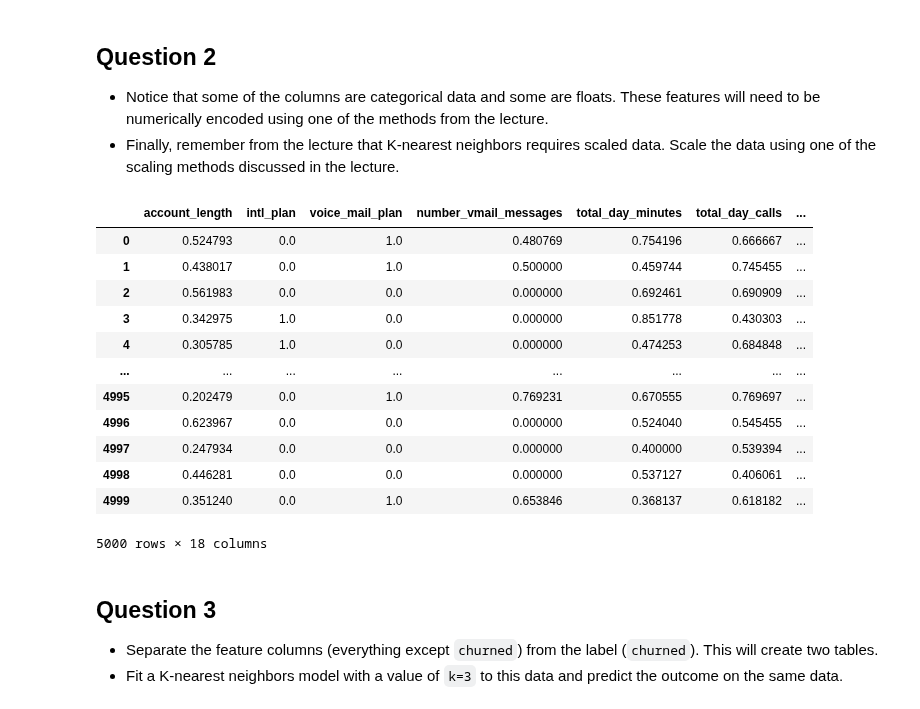
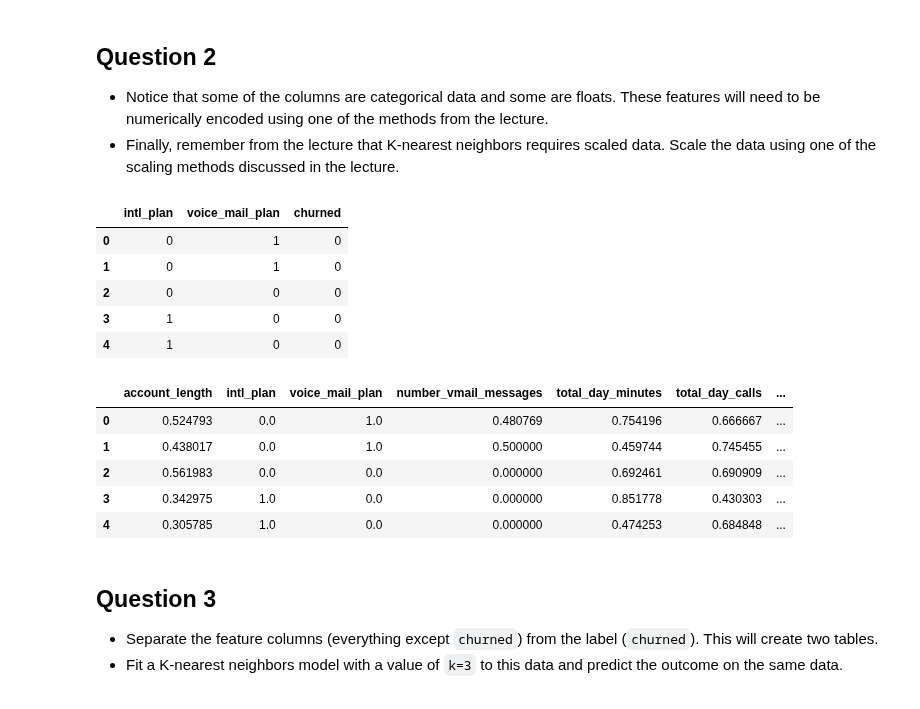
Before and after one commit to MosheMann5750/ML, a Jupyter notebook: Exercises & Solutions/Week2_Supervised_Learning_and_K_Nearest_Neighbors_HW.ipynb, the cells around one changed output. Cells and saved outputs as stored; diff of their text form; code cells hidden in the pictures.

```diff
--- a/Exercises & Solutions/Week2_Supervised_Learning_and_K_Nearest_Neighbors_HW.ipynb
+++ b/Exercises & Solutions/Week2_Supervised_Learning_and_K_Nearest_Neighbors_HW.ipynb
@@ -66,6 +57,15 @@ lb = LabelBinarizer()
 
 for col in ['intl_plan', 'voice_mail_plan', 'churned']:
     data[col] = lb.fit_transform(data[col])
+# %%
+data[['intl_plan', 'voice_mail_plan', 'churned']].head()
+# %% [output]
+|  | intl_plan | voice_mail_plan | churned |
+| 0 | 0 | 1 | 0 |
+| 1 | 0 | 1 | 0 |
+| 2 | 0 | 0 | 0 |
+| 3 | 1 | 0 | 0 |
+| 4 | 1 | 0 | 0 |
 # %%
 # Mute the sklearn warning
 import warnings
@@ -78,21 +77,14 @@ msc = MinMaxScaler()
 data = pd.DataFrame(msc.fit_transform(data),  # this is an np.array, not a dataframe.
                     columns=data.columns)
 # %%
-data
+data.head()
 # %% [output]
 |  | account_length | intl_plan | voice_mail_plan | number_vmail_messages | total_day_minutes | total_day_calls | ... |
 | 0 | 0.524793 | 0.0 | 1.0 | 0.480769 | 0.754196 | 0.666667 | ... |
 | 1 | 0.438017 | 0.0 | 1.0 | 0.500000 | 0.459744 | 0.745455 | ... |
 | 2 | 0.561983 | 0.0 | 0.0 | 0.000000 | 0.692461 | 0.690909 | ... |
 | 3 | 0.342975 | 1.0 | 0.0 | 0.000000 | 0.851778 | 0.430303 | ... |
 | 4 | 0.305785 | 1.0 | 0.0 | 0.000000 | 0.474253 | 0.684848 | ... |
-| ... | ... | ... | ... | ... | ... | ... | ... |
-| 4995 | 0.202479 | 0.0 | 1.0 | 0.769231 | 0.670555 | 0.769697 | ... |
-| 4996 | 0.623967 | 0.0 | 0.0 | 0.000000 | 0.524040 | 0.545455 | ... |
-| 4997 | 0.247934 | 0.0 | 0.0 | 0.000000 | 0.400000 | 0.539394 | ... |
-| 4998 | 0.446281 | 0.0 | 0.0 | 0.000000 | 0.537127 | 0.406061 | ... |
-| 4999 | 0.351240 | 0.0 | 1.0 | 0.653846 | 0.368137 | 0.618182 | ... |
-5000 rows × 18 columns
 # %% [markdown]
 ## Question 3
 
```
Also changed, not shown: parts of 10 cells of this notebook.
